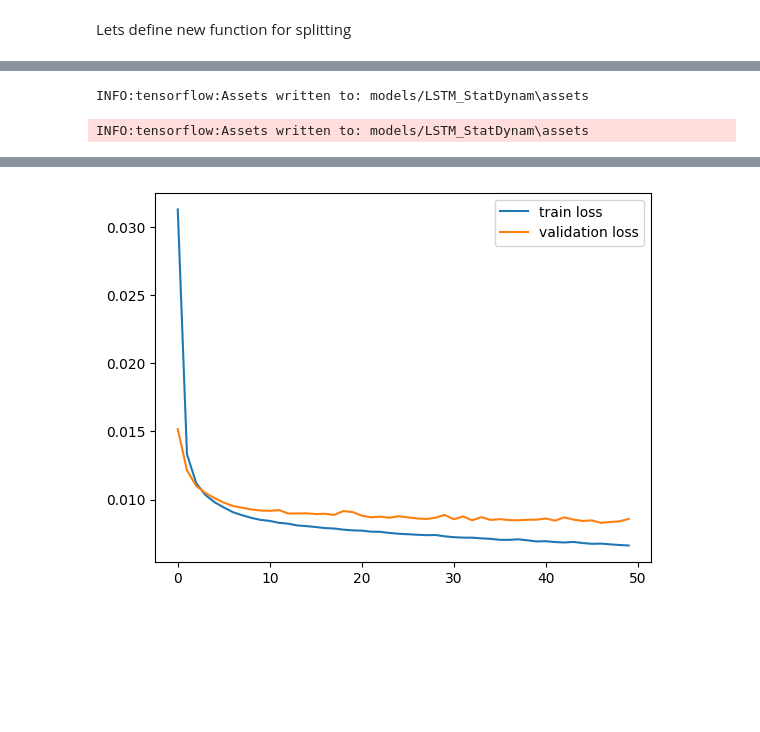
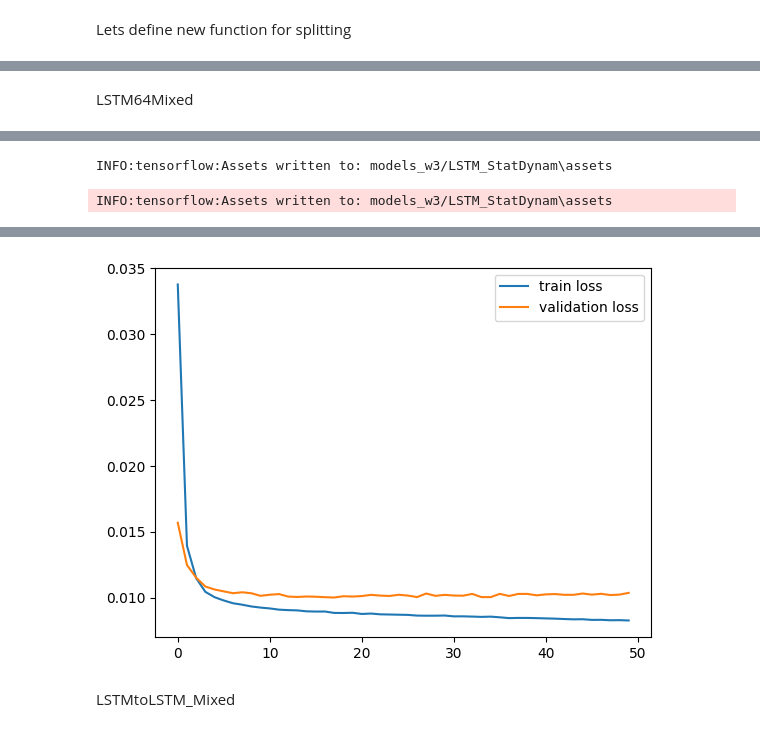
Before and after one commit to geniusserg/CovidPredict, a Jupyter notebook: ml_improved_window2.ipynb, the cells around one changed output, grey strips where cells are left out. Drawn from its saved outputs; the diff is of its cells as text; code cells hidden in the pictures; blank space fills up the shorter version.

Commit message:
split on windows 1 2 3 and 4

```diff
--- a/ml_improved_window2.ipynb
+++ b/ml_improved_window2.ipynb
@@ -154,8 +45,8 @@ def show_results(X_test, y_test, model, history, batch_size=None, sample_num = 0
     table.append(r2_scor)
 
     df_score = pd.DataFrame(table, ["MSE", "R2"], columns=df.columns[29:42])
-    df_score.to_csv("reports_w3/"+model.name+".csv")
-    model.save("models_w3/"+model.name)
+    df_score.to_csv("reports_w2/"+model.name+".csv")
+    model.save("models_w2/"+model.name)
     display(df_score)
     plt.show()
 # %% [markdown]
@@ -698,13 +1100,10 @@ FNN
 # %%
-PARAMS_LENGTH = X_train.shape[2]
-WINDOW=1
-model = Sequential(name="Faltten2Layers_Window1")
+model = Sequential(name="GRU32")
 model.add(Input((WINDOW, PARAMS_LENGTH)))
-model.add(Flatten())
-model.add(Dense(32, activation="relu"))
+model.add(GRU(32, return_sequences=False))
 model.add(Dense(PARAMS_LENGTH, activation="linear"))
 model.compile(optimizer="adam", loss="mse")
 model.summary()
-history = model.fit(X_train, y_train, epochs=50, validation_data=(X_val, y_val))
+history = model.fit(X_train, y_train, epochs=30, validation_data=(X_val, y_val), verbose=0)
 show_results(X_test, y_test, model, history)
 # %% [output]
@@ -772,6 +1297,7 @@ INFO:tensorflow:Assets written to: models/Faltten2Layers_Window1\assets
 Lets define new function for splitting
 # %%
 (X_train, y_train), (X_test, y_test), (X_val, y_val) = \
-datacovid.prepare_data_with_static(df_input=df, window=1)
+datacovid.prepare_data_with_static(df_input=df, window=2)
 (X_train, y_train), (X_test, y_test), (X_val, y_val) =\
-    (X_train[1:], y_train[1:]), (X_test[1:], y_test[1:]), (X_val[2:], y_val[2:])
+    (X_train[5:], y_train[5:]), (X_test[2:], y_test[2:]), (X_val[2:], y_val[2:])
+(X_train.shape, y_train.shape), (X_test.shape, y_test.shape), (X_val.shape, y_val.shape)
@@ -778,16 +1425,16 @@ datacovid.prepare_data_with_static(df_input=df, window=1)
+# %% [markdown]
+LSTM64Mixed
 # %%
 PARAMS_LENGTH = X_train.shape[2]
 TARGET_LENGTH = y_train.shape[1]
-WINDOW=1
-name = "LSTM_StatDynam"
-model = Sequential(name=name)
+model = Sequential(name="LSTM64Mixed")
 model.add(Input((WINDOW, PARAMS_LENGTH)))
 model.add(LSTM(64, return_sequences=False))
 model.add(Dense(TARGET_LENGTH, activation="linear"))
 model_lstm = model
 model_lstm.compile(optimizer="adam", loss="mse")
 model_lstm.summary()
-history = model_lstm.fit(X_train, y_train, epochs=50, validation_data=(X_val, y_val))
+history = model_lstm.fit(X_train, y_train, epochs=30, validation_data=(X_val, y_val))
 show_results(X_test, y_test, model_lstm, history)
 # %% [output]
 Model: "LSTM_StatDynam"
@@ -811,3 +1458,3 @@ WARNING:absl:Found untraced functions such as lstm_cell_12_layer_call_fn, lstm_c
-INFO:tensorflow:Assets written to: models/LSTM_StatDynam\assets
+INFO:tensorflow:Assets written to: models_w3/LSTM_StatDynam\assets
-INFO:tensorflow:Assets written to: models/LSTM_StatDynam\assets
+INFO:tensorflow:Assets written to: models_w3/LSTM_StatDynam\assets
 |  | Температура_dinam_fact | Лимфоциты#_dinam_fact | АСТ_dinam_fact | ЧСС_dinam_fact | ЧДД_dinam_fact | ... |
@@ -816 +1463,3 @@ INFO:tensorflow:Assets written to: models/LSTM_StatDynam\assets
-[figure, old version]
+[figure, new version]
+# %% [markdown]
+LSTMtoLSTM_Mixed
```
Also changed, not shown: parts of 89 cells of this notebook, 4 other files.
